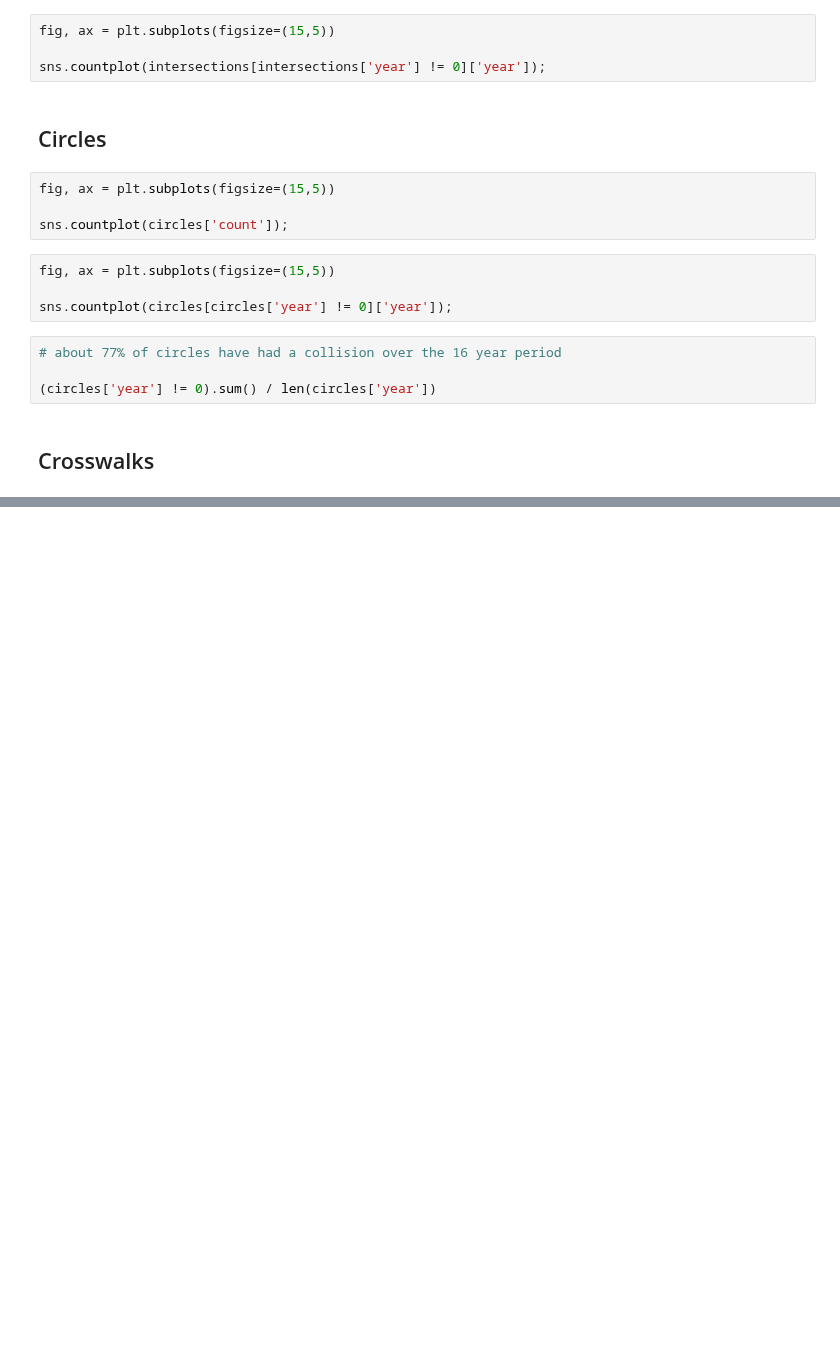
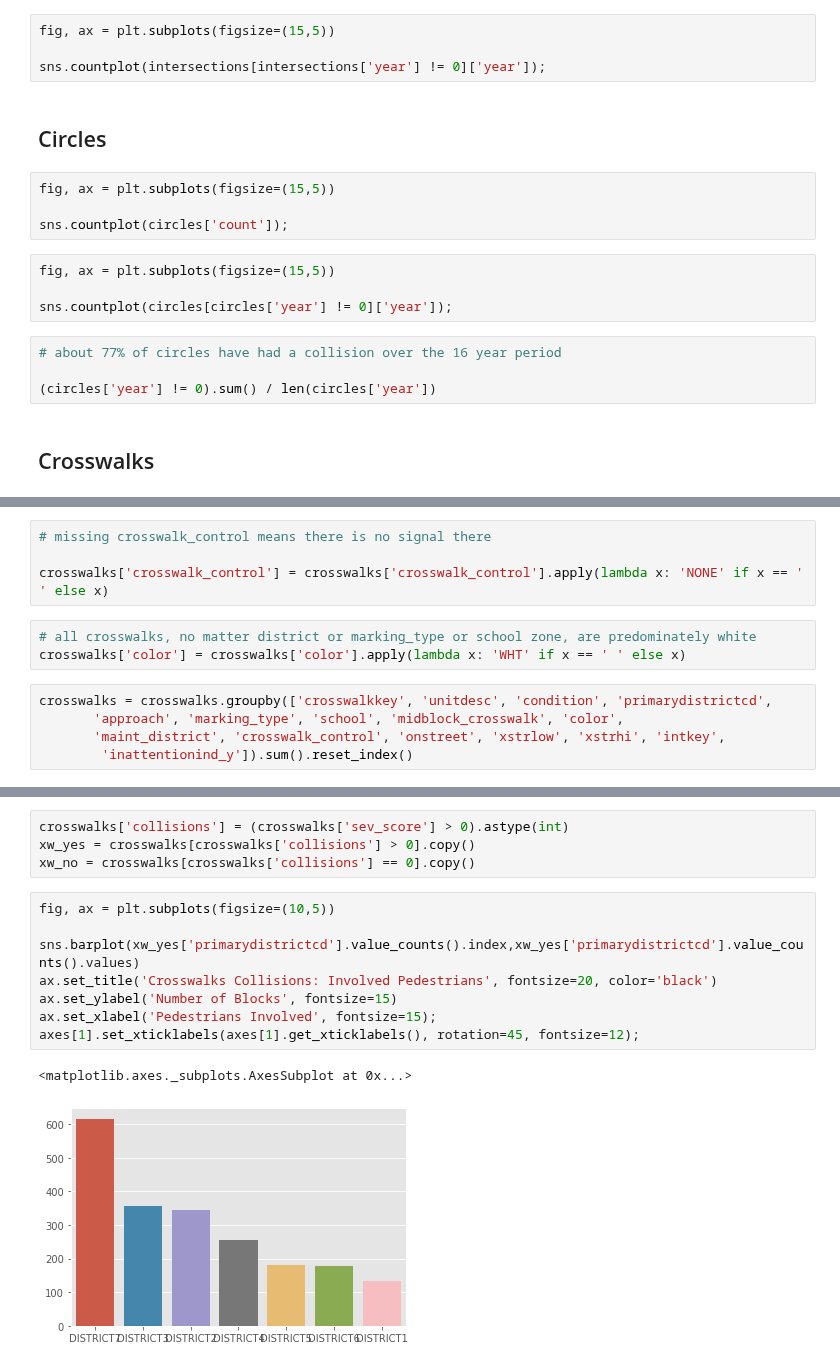
Before and after one commit to DataCircles/traffic_collisions_ml_team1, a Jupyter notebook: notebooks/cindy_severity_eda.ipynb, the cells around one changed output, grey strips where cells are left out. Drawn from its saved outputs; the diff is of its cells as text; blank space fills up the shorter version.

```diff
--- a/notebooks/cindy_severity_eda.ipynb
+++ b/notebooks/cindy_severity_eda.ipynb
@@ -306,0 +331,12 @@ sns.countplot(circles[circles['year'] != 0]['year']);
+# %%
+# missing crosswalk_control means there is no signal there
+
+crosswalks['crosswalk_control'] = crosswalks['crosswalk_control'].apply(lambda x: 'NONE' if x == ' ' else x)
+# %%
+# all crosswalks, no matter district or marking_type or school zone, are predominately white
+crosswalks['color'] = crosswalks['color'].apply(lambda x: 'WHT' if x == ' ' else x)
+# %%
+crosswalks = crosswalks.groupby(['crosswalkkey', 'unitdesc', 'condition', 'primarydistrictcd',
+       'approach', 'marking_type', 'school', 'midblock_crosswalk', 'color',
+       'maint_district', 'crosswalk_control', 'onstreet', 'xstrlow', 'xstrhi', 'intkey',
+        'inattentionind_y']).sum().reset_index()
@@ -306,0 +371,15 @@ sns.countplot(circles[circles['year'] != 0]['year']);
+# %%
+crosswalks['collisions'] = (crosswalks['sev_score'] > 0).astype(int)
+xw_yes = crosswalks[crosswalks['collisions'] > 0].copy()
+xw_no = crosswalks[crosswalks['collisions'] == 0].copy()
+# %%
+fig, ax = plt.subplots(figsize=(10,5))
+
+sns.barplot(xw_yes['primarydistrictcd'].value_counts().index,xw_yes['primarydistrictcd'].value_counts().values)
+ax.set_title('Crosswalks Collisions: Involved Pedestrians', fontsize=20, color='black')
+ax.set_ylabel('Number of Blocks', fontsize=15)
+ax.set_xlabel('Pedestrians Involved', fontsize=15);
+axes[1].set_xticklabels(axes[1].get_xticklabels(), rotation=45, fontsize=12);
+# %% [output]
+<matplotlib.axes._subplots.AxesSubplot at 0x...>
+[figure, added]
```
Also changed, not shown: parts of 29 cells of this notebook, 5 other files.
